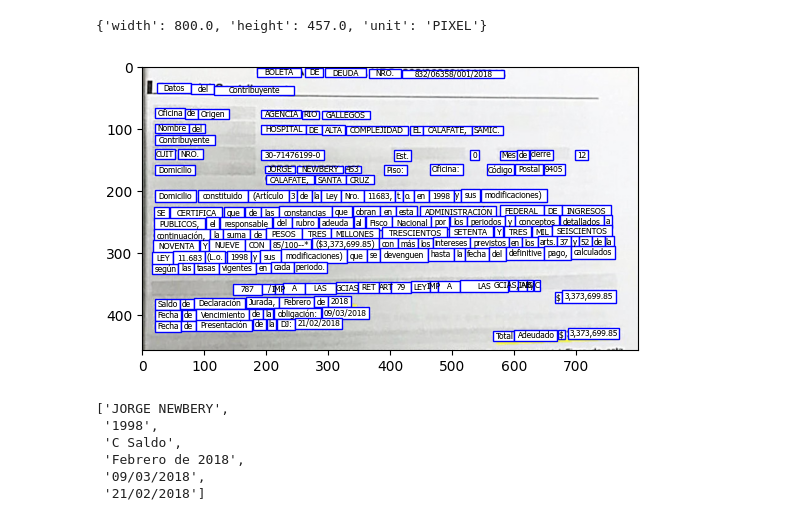
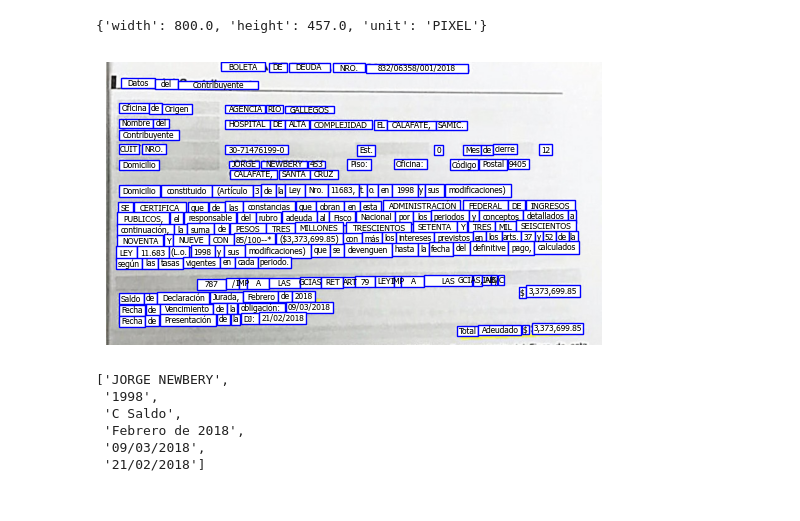
Before and after one commit to valentinafeve/oci-document-anonymization, a Jupyter notebook: notebook.ipynb, the cells around one changed output. Cells and saved outputs as stored; diff of their text form; code cells hidden in the pictures.

```diff
--- a/notebook.ipynb
+++ b/notebook.ipynb
@@ -195,26 +195,27 @@ def xyxy_to_cxcywh(x1, y1, x2, y2):
 # %%
 fig, ax = plt.subplots()
 
 ax.imshow(image)
 
 for word in words:
     x, y, w, h = xyxy_to_xywh(word["boundingPolygon"]["normalizedVertices"][1]["x"], word["boundingPolygon"]["normalizedVertices"][1]["y"],
                                 word["boundingPolygon"]["normalizedVertices"][3]["x"], word["boundingPolygon"]["normalizedVertices"][3]["y"])
 
     cx, cy, w, h = xyxy_to_cxcywh(word["boundingPolygon"]["normalizedVertices"][1]["x"], word["boundingPolygon"]["normalizedVertices"][1]["y"],
                                 word["boundingPolygon"]["normalizedVertices"][3]["x"], word["boundingPolygon"]["normalizedVertices"][3]["y"])
 
     rect = patches.Rectangle((x * width, y * height), w * width, h * height, linewidth=1, edgecolor='blue', facecolor='white')
 
     ax.text(cx * width, cy * height, word["text"], horizontalalignment='center',
     verticalalignment='center', fontsize=6, color='black', fontfamily="Tahoma")
     # Add the patch to the Axes
     ax.add_patch(rect)
 
+ax.set_axis_off()
 plt.savefig('output.png')
 plt.show()
 # %% [output]
-[figure, old version]
+[figure, new version]
 # %%
 pii_words = [pii_words.text for pii_words in pii.documents[0].entities]
 pii_words
```
Also changed, not shown: parts of 4 cells of this notebook, 6 other files.
